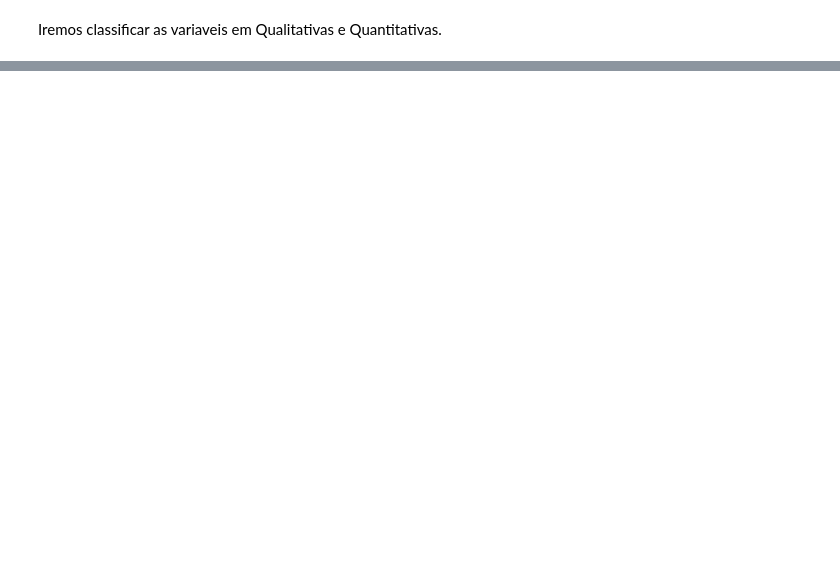
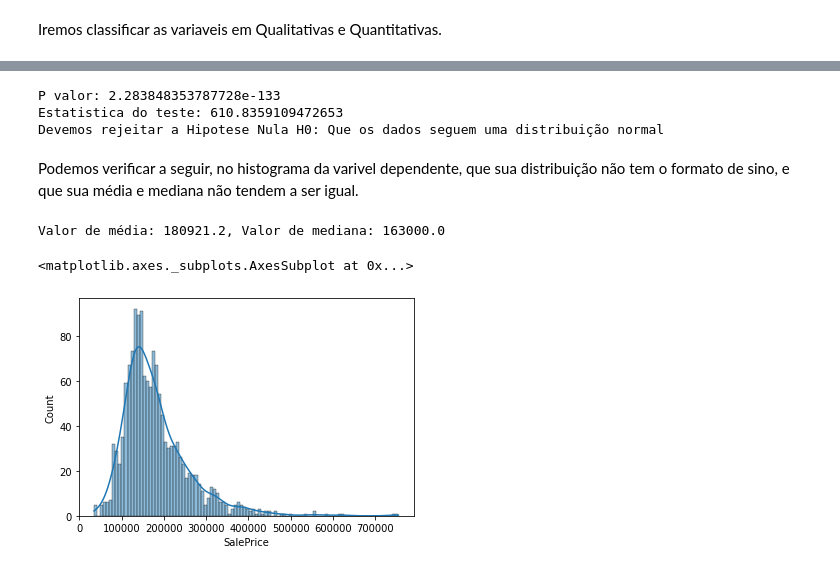
Before and after one commit to maycmesquia/Houses_Kaggle, a Jupyter notebook: Houses_vf.ipynb, the cells around one changed output, grey strips where cells are left out. Drawn from its saved outputs; the diff is of its cells as text; code cells hidden in the pictures; blank space fills up the shorter version.

```diff
--- a/Houses_vf.ipynb
+++ b/Houses_vf.ipynb
@@ -49,7 +82,11 @@ for coluna in train.columns:
         variaveis_qualitativas.append(coluna)
 
 variaveis_quantitativas.remove('SalePrice')
+variaveis_quantitativas.remove('OverallQual')
+variaveis_quantitativas.remove('OverallCond')
 variaveis_quantitativas.remove('Id')
+variaveis_qualitativas.append('OverallQual')
+variaveis_qualitativas.append('OverallCond')
 
 print(variaveis_quantitativas)
 print(variaveis_qualitativas)
@@ -65,8 +102,6 @@ Já as variaveis Qualitativas iremos substituir pela moda da amostra.
 # %%
 for variavel in variaveis_quantitativas:
     if train[variavel].isna().sum() > 0:
-        train[variavel].fillna(train[variavel].median, inplace=True)
-
-for variavel in variaveis_qualitativas:
-    if train[variavel].isna().sum() > 0:
-        train[variavel].fillna(train[variavel].mode, inplace=True)
+        train[variavel].fillna(train[variavel].median(), inplace=True)
+    if test[variavel].isna().sum() > 0:
+        test[variavel].fillna(test[variavel].median(), inplace=True)
@@ -81,0 +108,6 @@ Caso nenhum dos pressupostos existir devemos utilizar Pearson, distribuição No
+# %%
+for variavel in variaveis_qualitativas:
+    if train[variavel].isna().sum() > 0:
+        train[variavel].fillna('NA', inplace=True)
+    if test[variavel].isna().sum() > 0:
+        test[variavel].fillna('NA', inplace=True)
@@ -81,0 +135,25 @@ Caso nenhum dos pressupostos existir devemos utilizar Pearson, distribuição No
+# %%
+significancia = 0.05
+estatistica, pvalue = normaltest(train['SalePrice'])
+print(f'P valor: {pvalue}')
+print(f'Estatistica do teste: {estatistica}')
+
+if pvalue < significancia:
+    print("Devemos rejeitar a Hipotese Nula H0: Que os dados seguem uma distribuição normal")
+else:
+        print("Devemos aceitar a Hipotese Nula H0: Que os dados seguem uma distribuição normal")
+# %% [output]
+P valor: 2.283848353787728e-133
+Estatistica do teste: 610.8359109472653
+Devemos rejeitar a Hipotese Nula H0: Que os dados seguem uma distribuição normal
+# %% [markdown]
+Podemos verificar a seguir, no histograma da varivel dependente, que sua distribuição não tem o formato de sino, e que sua média e mediana não tendem a ser igual.
+# %%
+media = round(train['SalePrice'].mean(),2)
+mediana = train['SalePrice'].median()
+print(f'Valor de média: {media}, Valor de mediana: {mediana}')
+sns.histplot(data=train, x='SalePrice', kde=True, bins=100)
+# %% [output]
+Valor de média: 180921.2, Valor de mediana: 163000.0
+<matplotlib.axes._subplots.AxesSubplot at 0x...>
+[figure, added]
```
Also changed, not shown: parts of 35 cells of this notebook.
